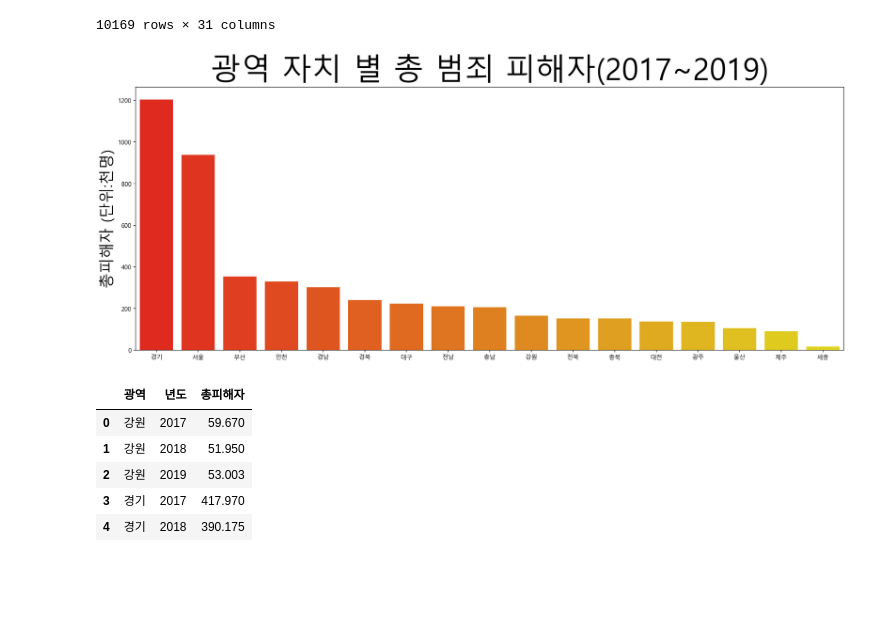
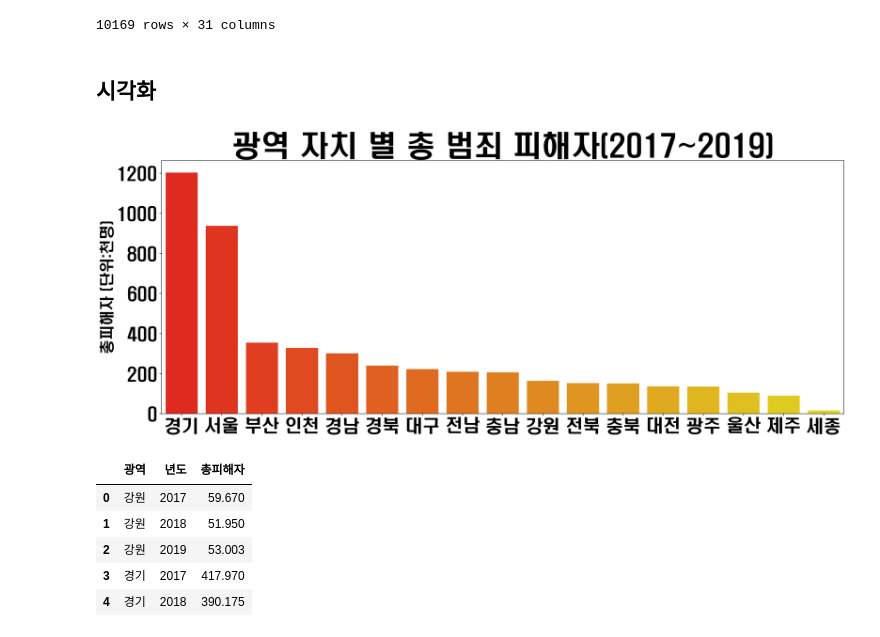
Before and after one commit to jinrang2/tj201130_kkij, a Jupyter notebook: gon/범죄 일반 분석.ipynb, the cells around one changed output. Cells and saved outputs as stored; diff of their text form; code cells hidden in the pictures; blank space fills up the shorter version.

```diff
--- a/gon/범죄 일반 분석.ipynb
+++ b/gon/범죄 일반 분석.ipynb
@@ -17,13 +17,18 @@ import seaborn as sns
 import pandas as pd
 import numpy as np
 import matplotlib.ticker as ticker
+from matplotlib import font_manager
+
 
 # 시각화를 선명하게 표시되도록
 %config InlineBackend.figure_format='retina'
 
-#한글 폰트 설정
-plt.rc("font", family="Malgun Gothic")
+# 차트 설정
+plt.rc("font", family="HYHeadLine-Medium")
 plt.rc("axes", unicode_minus=False) # y축
+plt.rc('xtick', labelsize=30)
+plt.rc('ytick', labelsize=30)
+
 
 # 경고 메세지 안 보이게
 import warnings
@@ -237,20 +252,22 @@ df3
 10169 rows × 31 columns
 # %%
 df_metro = df3.groupby(['광역']).sum().sort_values(by=['총피해자'],ascending=False)/1000
+# %% [markdown]
+## 시각화
 # %%
 plt.figure(figsize=(21,8))
 plt.title('광역 자치 별 총 범죄 피해자(2017~2019)', fontsize=50)
 
 b=sns.barplot(data=df_metro, x=df_metro.index,y='총피해자',palette='autumn')
-plt.rc('xtick', labelsize=25)
-plt.rc('ytick', labelsize=25)
+#plt.rc('xtick', labelsize=25)
+#plt.rc('ytick', labelsize=25)
 
 b.yaxis.set_major_formatter(ticker.FormatStrFormatter('%d'))
 b.set_xlabel('', fontsize=25)
 b.set_ylabel('총피해자 (단위:천명)', fontsize=25)
-plt.savefig('1.png')
+plt.savefig('3-5.png')
 # %% [output]
-[figure, old version]
+[figure, new version]
 # %%
 df_metro2 = df3.groupby(['광역','년도']).sum().sort_values(by=['광역','년도','총피해자'])/1000
 df_metro2 = df_metro2.reset_index()
```
Also changed, not shown: parts of 33 cells of this notebook, 17 other files.
